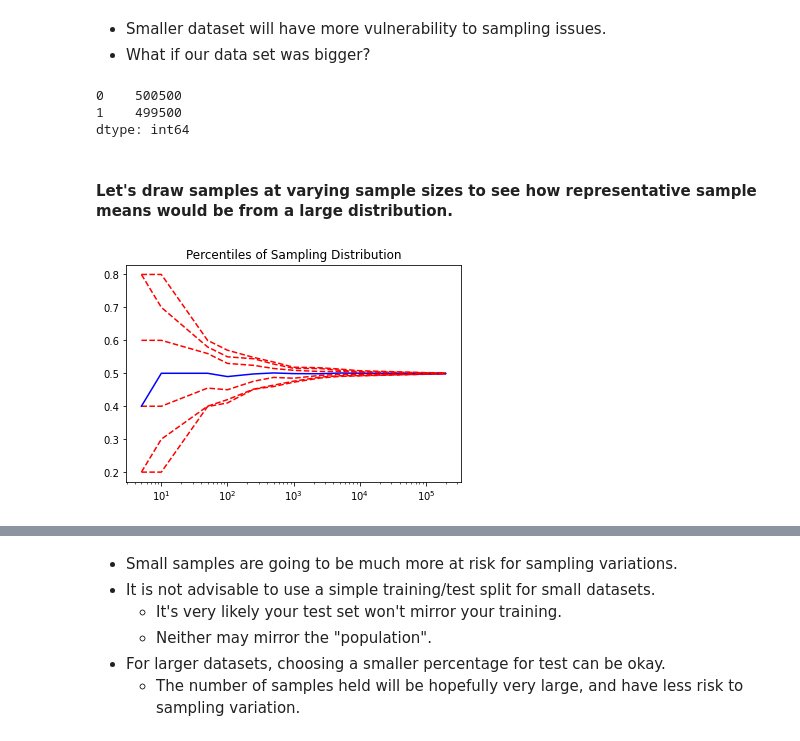
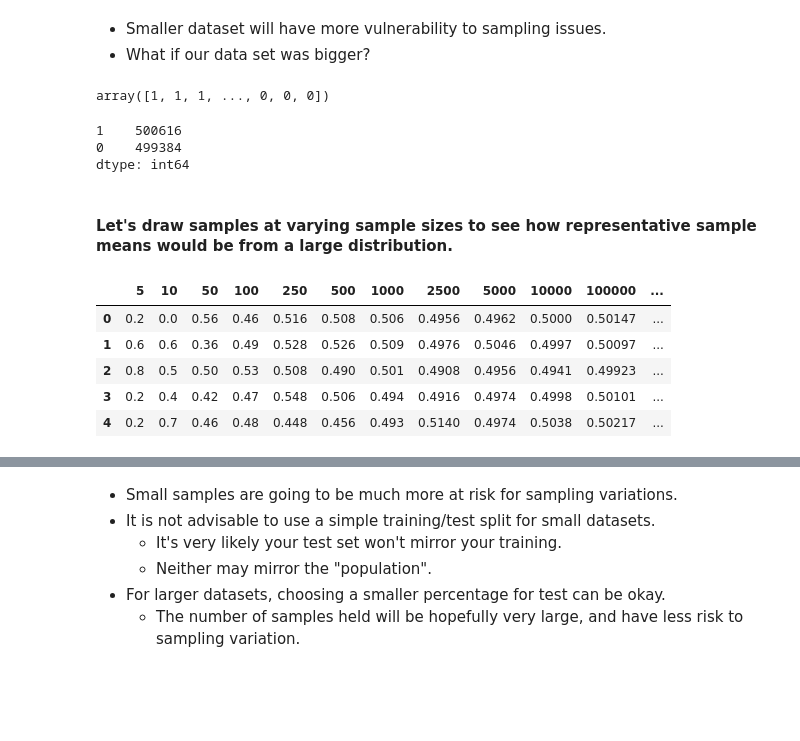
Before and after one commit to kowshik01/DS602_Spring2023, a Jupyter notebook: week6 - model-evaluation/model-evaluation.ipynb, the cells around one changed output, grey strips where cells are left out. Cells and saved outputs as stored; diff of their text form; code cells hidden in the pictures; blank space fills up the shorter version.

```diff
--- a/week6 - model-evaluation/model-evaluation.ipynb
+++ b/week6 - model-evaluation/model-evaluation.ipynb
@@ -255,33 +253,33 @@ import matplotlib.pyplot as plt
 
 # population for our illustration
 population = np.random.binomial(1, 0.5, size=1000000)
-
-pd.Series(population).value_counts()
+population
 # %% [output]
-0    500500
-1    499500
-dtype: int64
+array([1, 1, 1, ..., 0, 0, 0])
+# %%
+pd.Series(population).value_counts()
+# %% [output]
+1    500616
+0    499384
+dtype: int64
 # %% [markdown]
 #### Let's draw samples at varying sample sizes to see how representative sample means would be from a large distribution.
 # %%
 from collections import defaultdict
 reps = 100
 sample_sizes = [5, 10, 50, 100, 250, 500, 1000, 2500, 5000, 10000, 100000, 200000]
 means = defaultdict(list)
 
 for rep in range(reps):
     for ss in sample_sizes:
         means[ss].append(np.random.choice(a=population, size=ss, replace=False).mean())
 
 meansDf = pd.DataFrame.from_dict(means)
-
-for i in [0.05, 0.1, 0.25, 0.50, 0.75, 0.9, 0.95]:
-    if i == 0.5:
-        plt.plot(meansDf.quantile(i), '-b')
-    else:
-        plt.plot(meansDf.quantile(i), '--r')
-plt.xscale('log')
-plt.title('Percentiles of Sampling Distribution')
-plt.show()
+meansDf.head()
 # %% [output]
-[figure, removed]
+|  | 5 | 10 | 50 | 100 | 250 | 500 | 1000 | 2500 | 5000 | 10000 | 100000 | ... |
+| 0 | 0.2 | 0.0 | 0.56 | 0.46 | 0.516 | 0.508 | 0.506 | 0.4956 | 0.4962 | 0.5000 | 0.50147 | ... |
+| 1 | 0.6 | 0.6 | 0.36 | 0.49 | 0.528 | 0.526 | 0.509 | 0.4976 | 0.5046 | 0.4997 | 0.50097 | ... |
+| 2 | 0.8 | 0.5 | 0.50 | 0.53 | 0.508 | 0.490 | 0.501 | 0.4908 | 0.4956 | 0.4941 | 0.49923 | ... |
+| 3 | 0.2 | 0.4 | 0.42 | 0.47 | 0.548 | 0.506 | 0.494 | 0.4916 | 0.4974 | 0.4998 | 0.50101 | ... |
+| 4 | 0.2 | 0.7 | 0.46 | 0.48 | 0.448 | 0.456 | 0.493 | 0.5140 | 0.4974 | 0.5038 | 0.50217 | ... |
```
Also changed, not shown: parts of 33 cells of this notebook, 2 other files.
